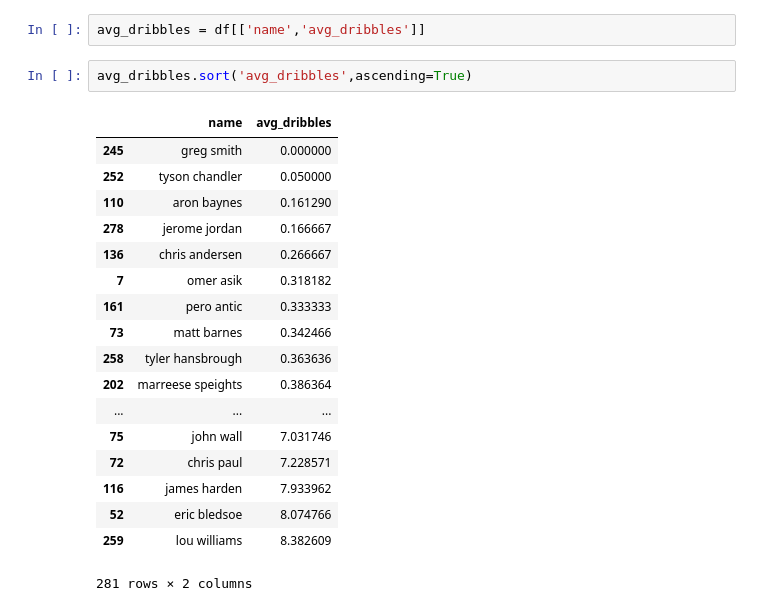
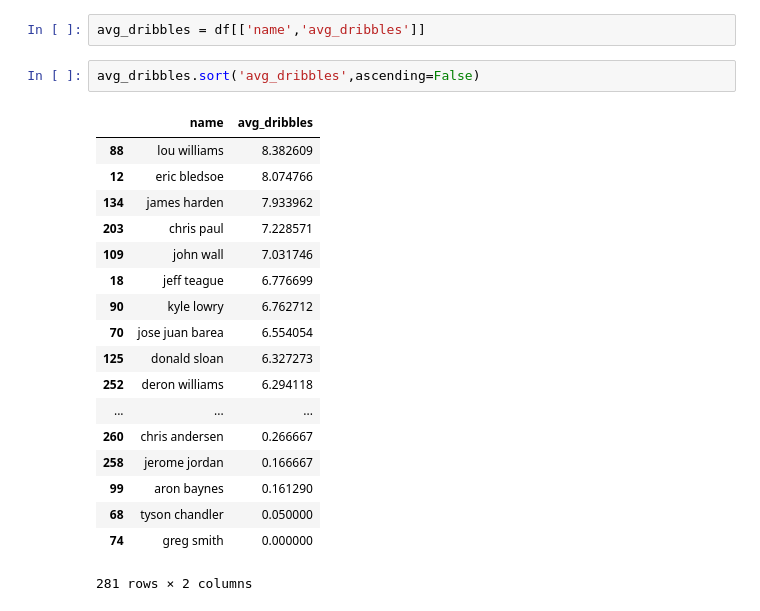
Before and after one commit to yasin24/2014-15NBAShotData, a Jupyter notebook: LateShotClockNBAShotsData.ipynb, the cells around one changed output. Saved outputs shown, nothing was run; the diff lists cells and outputs as text.

Commit message:
Sorted dribbles

```diff
--- a/LateShotClockNBAShotsData.ipynb
+++ b/LateShotClockNBAShotsData.ipynb
@@ -421,23 +421,23 @@ shot_distance.sort('avg_shot_distance', ascending=False)
 # %%
 avg_dribbles = df[['name','avg_dribbles']]
 # %%
-avg_dribbles.sort('avg_dribbles',ascending=True)
+avg_dribbles.sort('avg_dribbles',ascending=False)
 # %% [output]
 |  | name | avg_dribbles |
-| 245 | greg smith | 0.000000 |
-| 252 | tyson chandler | 0.050000 |
-| 110 | aron baynes | 0.161290 |
-| 278 | jerome jordan | 0.166667 |
-| 136 | chris andersen | 0.266667 |
-| 7 | omer asik | 0.318182 |
-| 161 | pero antic | 0.333333 |
-| 73 | matt barnes | 0.342466 |
-| 258 | tyler hansbrough | 0.363636 |
-| 202 | marreese speights | 0.386364 |
+| 88 | lou williams | 8.382609 |
+| 12 | eric bledsoe | 8.074766 |
+| 134 | james harden | 7.933962 |
+| 203 | chris paul | 7.228571 |
+| 109 | john wall | 7.031746 |
+| 18 | jeff teague | 6.776699 |
+| 90 | kyle lowry | 6.762712 |
+| 70 | jose juan barea | 6.554054 |
+| 125 | donald sloan | 6.327273 |
+| 252 | deron williams | 6.294118 |
 | ... | ... | ... |
-| 75 | john wall | 7.031746 |
-| 72 | chris paul | 7.228571 |
-| 116 | james harden | 7.933962 |
-| 52 | eric bledsoe | 8.074766 |
-| 259 | lou williams | 8.382609 |
+| 260 | chris andersen | 0.266667 |
+| 258 | jerome jordan | 0.166667 |
+| 99 | aron baynes | 0.161290 |
+| 68 | tyson chandler | 0.050000 |
+| 74 | greg smith | 0.000000 |
 281 rows × 2 columns
```
Also changed, not shown: parts of 4 cells of this notebook.
